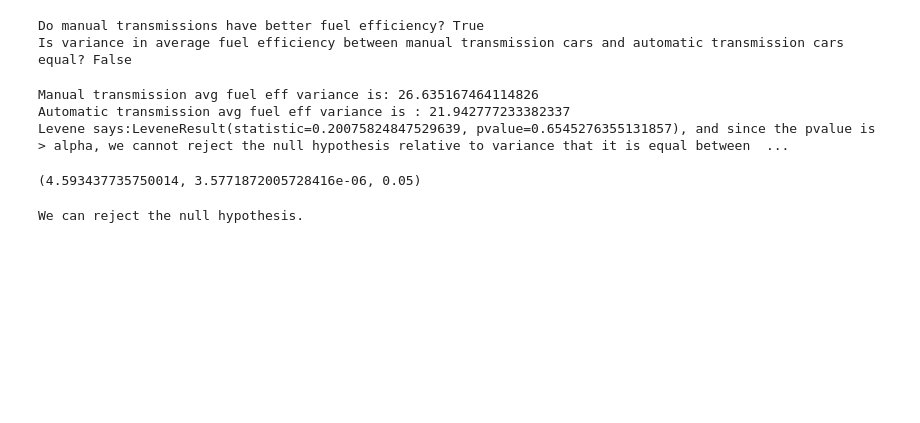
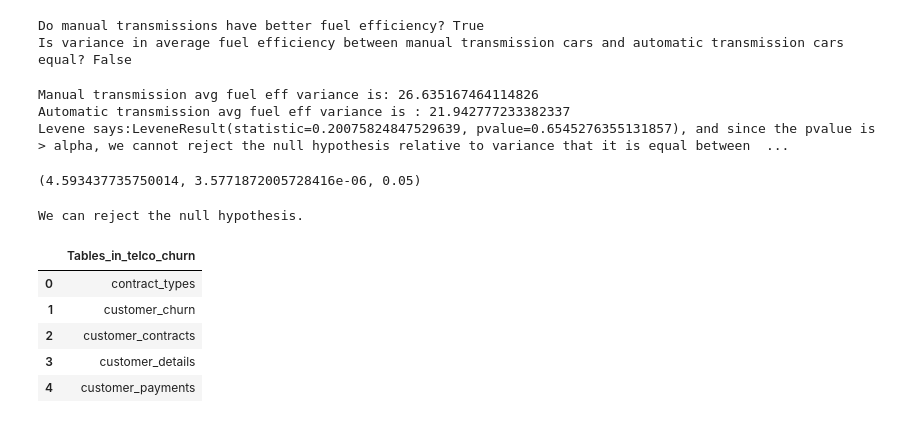
Before and after one commit to tarrencen/statistics-exercises, a Jupyter notebook: hypothesis_testing.ipynb, the cells around one changed output. Saved outputs shown, nothing was run; the diff lists cells and outputs as text; code cells hidden in the pictures; blank space fills up the shorter version.

```diff
--- a/hypothesis_testing.ipynb
+++ b/hypothesis_testing.ipynb
@@ -218,3 +218,14 @@ else:
     print('We fail to reject the null hypothesis.')
 # %% [output]
 We can reject the null hypothesis.
+# %%
+url = get_db_url('telco_churn')
+telco_data = pd.read_sql('SHOW TABLES', url)
+telco_data.head()
+# %% [output]
+|  | Tables_in_telco_churn |
+| 0 | contract_types |
+| 1 | customer_churn |
+| 2 | customer_contracts |
+| 3 | customer_details |
+| 4 | customer_payments |
```
Also changed, not shown: parts of 1 cell of this notebook.
